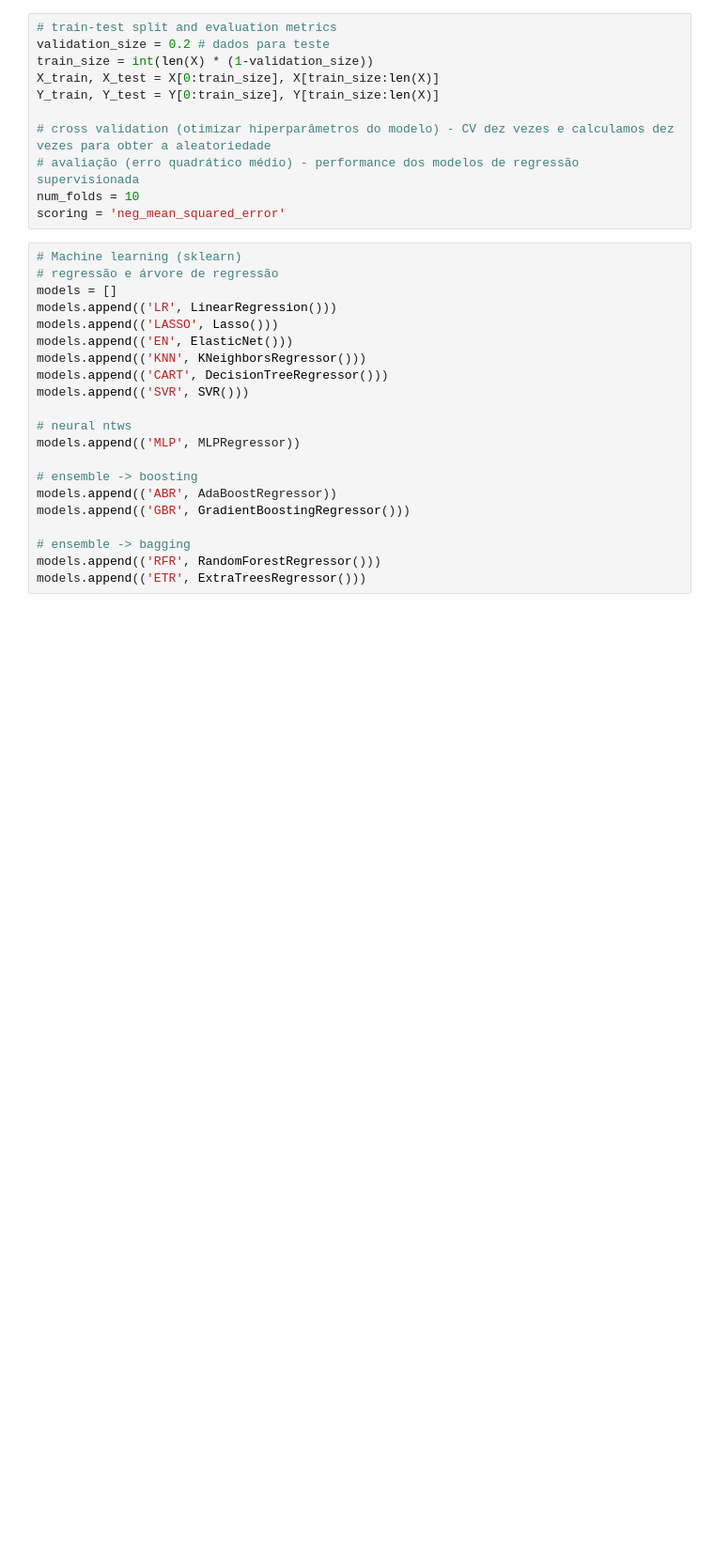
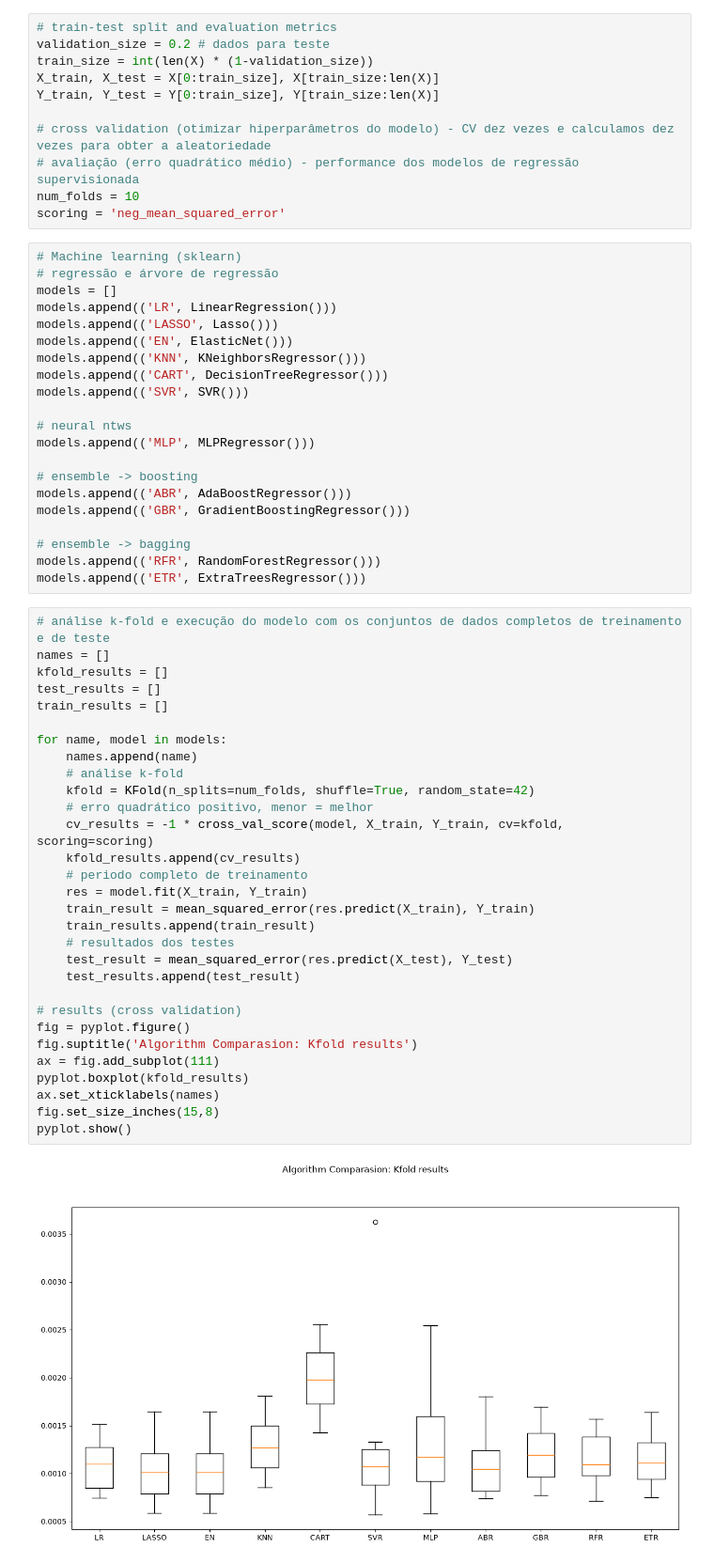
Before and after one commit to gabriel-basso/time-series-msft, a Jupyter notebook: codigo.ipynb, the cells around one changed output. Shown at 94% size. Saved outputs shown, nothing was run; the diff lists cells and outputs as text; blank space fills up the shorter version.

Commit message:
performance analysis of the different models (train/test results)

```diff
--- a/codigo.ipynb
+++ b/codigo.ipynb
@@ -130,12 +130,44 @@ models.append(('CART', DecisionTreeRegressor()))
 models.append(('SVR', SVR()))
 
 # neural ntws
-models.append(('MLP', MLPRegressor))
+models.append(('MLP', MLPRegressor()))
 
 # ensemble -> boosting
-models.append(('ABR', AdaBoostRegressor))
+models.append(('ABR', AdaBoostRegressor()))
 models.append(('GBR', GradientBoostingRegressor()))
 
 # ensemble -> bagging
 models.append(('RFR', RandomForestRegressor()))
 models.append(('ETR', ExtraTreesRegressor()))
+# %%
+# análise k-fold e execução do modelo com os conjuntos de dados completos de treinamento e de teste
+names = []
+kfold_results = []
+test_results = []
+train_results = []
+
+for name, model in models:
+    names.append(name)
+    # análise k-fold
+    kfold = KFold(n_splits=num_folds, shuffle=True, random_state=42)
+    # erro quadrático positivo, menor = melhor
+    cv_results = -1 * cross_val_score(model, X_train, Y_train, cv=kfold, scoring=scoring)
+    kfold_results.append(cv_results)
+    # periodo completo de treinamento
+    res = model.fit(X_train, Y_train)
+    train_result = mean_squared_error(res.predict(X_train), Y_train)
+    train_results.append(train_result)
+    # resultados dos testes
+    test_result = mean_squared_error(res.predict(X_test), Y_test)
+    test_results.append(test_result)
+
+# results (cross validation)
+fig = pyplot.figure()
+fig.suptitle('Algorithm Comparasion: Kfold results')
+ax = fig.add_subplot(111)
+pyplot.boxplot(kfold_results)
+ax.set_xticklabels(names)
+fig.set_size_inches(15,8)
+pyplot.show()
+# %% [output]
+[figure, added]
```
Also changed, not shown: parts of 2 cells of this notebook.
